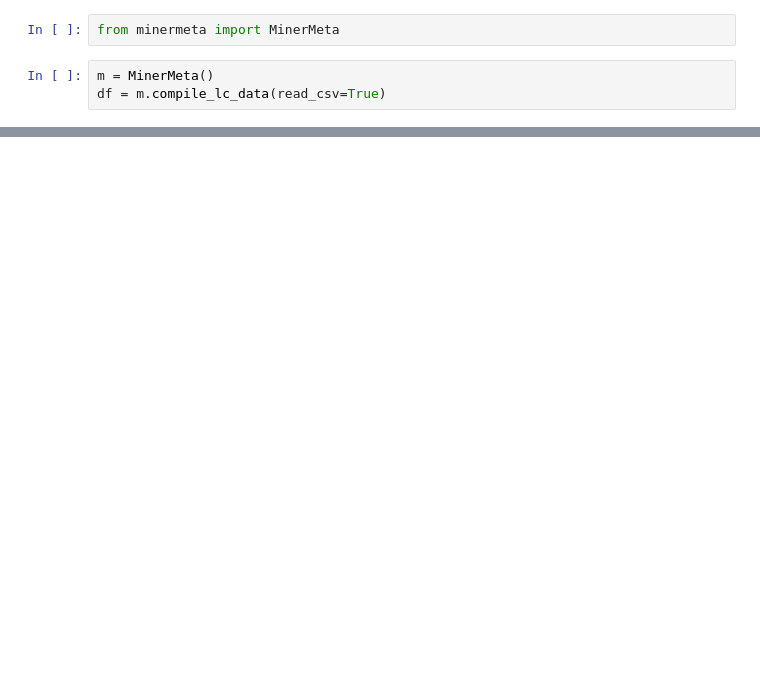
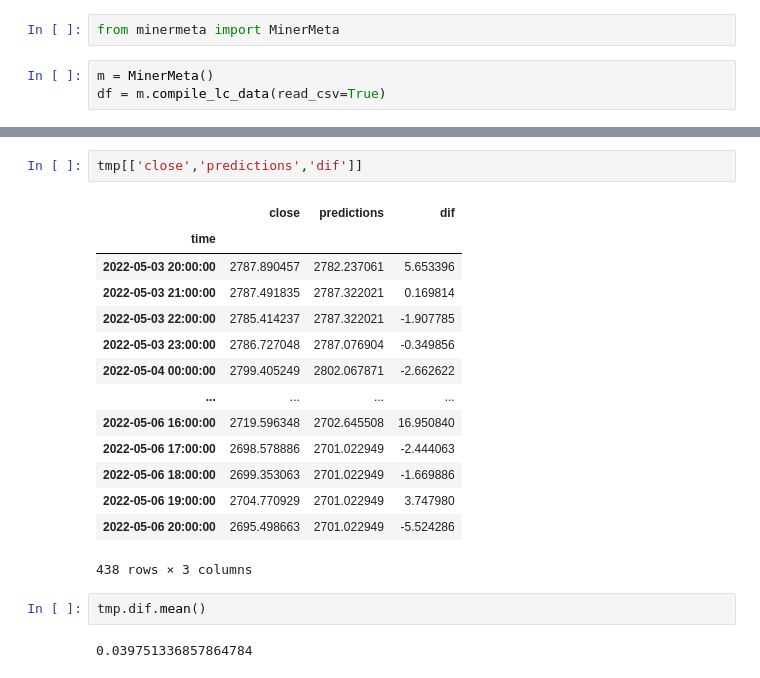
Before and after one commit to jdavisdevops/underminer_v2, a Jupyter notebook: interface.ipynb, the cells around one changed output, grey strips where cells are left out. Saved outputs shown, nothing was run; the diff lists cells and outputs as text; blank space fills up the shorter version.

```diff
--- a/interface.ipynb
+++ b/interface.ipynb
@@ -15,0 +60,21 @@ m.plot()
+# %%
+tmp[['close','predictions','dif']]
+# %% [output]
+|  | close | predictions | dif |
+| time |  |  |  |
+| 2022-05-03 20:00:00 | 2787.890457 | 2782.237061 | 5.653396 |
+| 2022-05-03 21:00:00 | 2787.491835 | 2787.322021 | 0.169814 |
+| 2022-05-03 22:00:00 | 2785.414237 | 2787.322021 | -1.907785 |
+| 2022-05-03 23:00:00 | 2786.727048 | 2787.076904 | -0.349856 |
+| 2022-05-04 00:00:00 | 2799.405249 | 2802.067871 | -2.662622 |
+| ... | ... | ... | ... |
+| 2022-05-06 16:00:00 | 2719.596348 | 2702.645508 | 16.950840 |
+| 2022-05-06 17:00:00 | 2698.578886 | 2701.022949 | -2.444063 |
+| 2022-05-06 18:00:00 | 2699.353063 | 2701.022949 | -1.669886 |
+| 2022-05-06 19:00:00 | 2704.770929 | 2701.022949 | 3.747980 |
+| 2022-05-06 20:00:00 | 2695.498663 | 2701.022949 | -5.524286 |
+438 rows × 3 columns
+# %%
+tmp.dif.mean()
+# %% [output]
+0.039751336857864784
```
Also changed, not shown: parts of 8 cells of this notebook, 1 other file.
